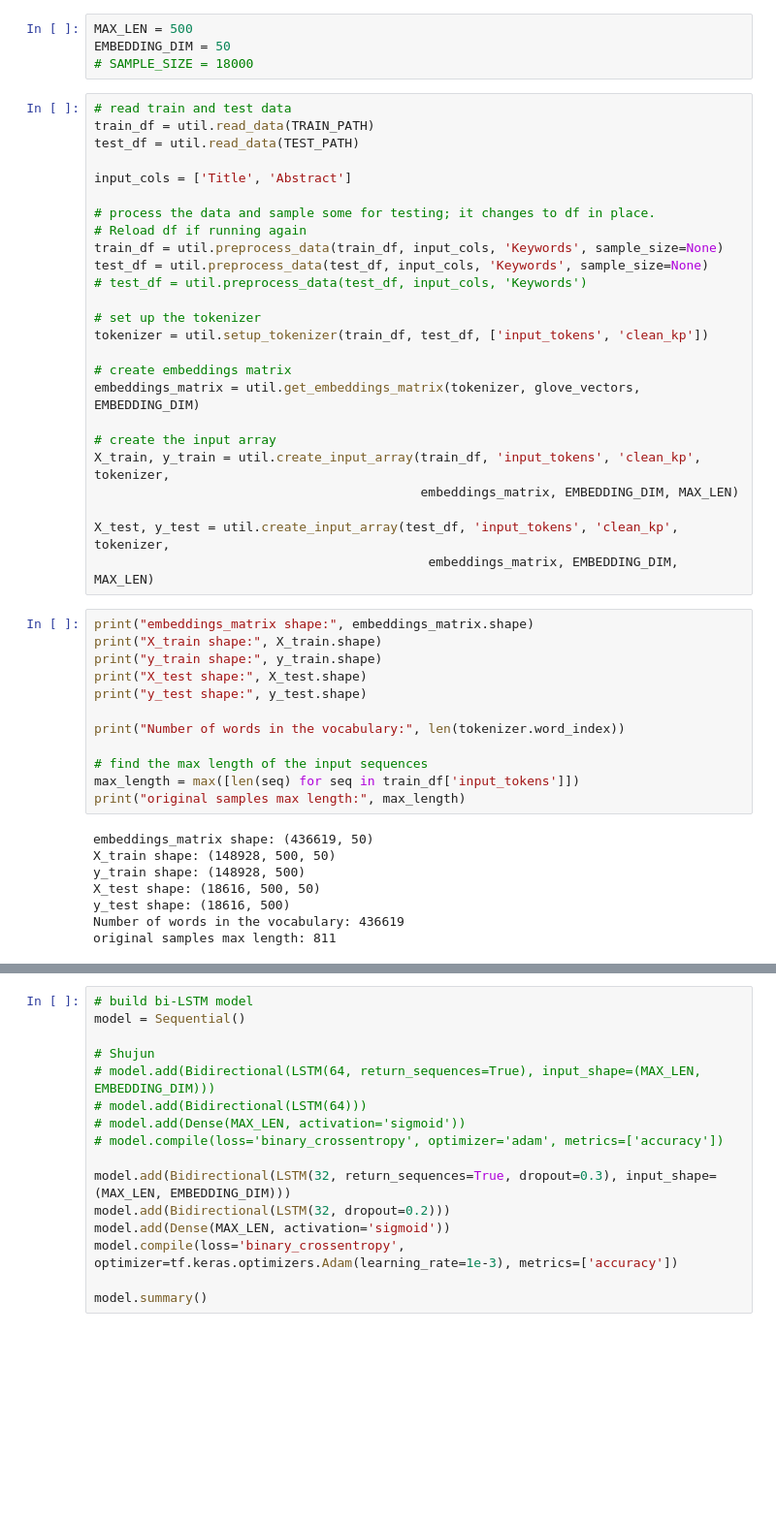
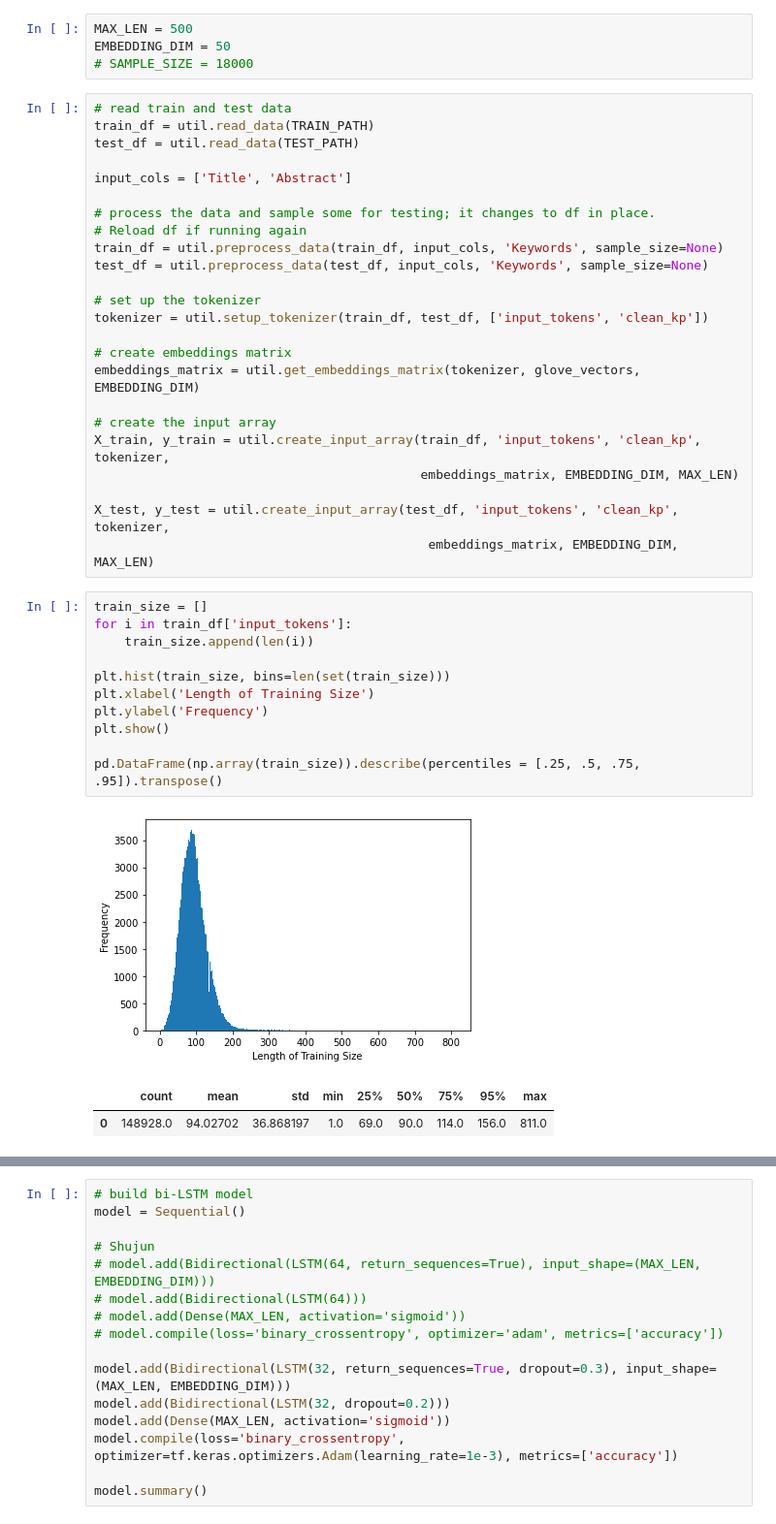
Before and after one commit to Juneechen/supervised_keyphrase_extraction, a Jupyter notebook: bi-LSTM.ipynb, the cells around one changed output, grey strips where cells are left out. Shown: that part at 97% size. Cells and saved outputs as stored; diff of their text form; blank space fills up the shorter version.

Commit message:
Added more graphs are thresholds

```diff
--- a/bi-LSTM.ipynb
+++ b/bi-LSTM.ipynb
@@ -44,7 +46,6 @@ input_cols = ['Title', 'Abstract']
 # Reload df if running again
 train_df = util.preprocess_data(train_df, input_cols, 'Keywords', sample_size=None)
 test_df = util.preprocess_data(test_df, input_cols, 'Keywords', sample_size=None)
-# test_df = util.preprocess_data(test_df, input_cols, 'Keywords')
 
 # set up the tokenizer
 tokenizer = util.setup_tokenizer(train_df, test_df, ['input_tokens', 'clean_kp'])
@@ -58,23 +59,18 @@ X_train, y_train = util.create_input_array(train_df, 'input_tokens', 'clean_kp',
 
 X_test, y_test = util.create_input_array(test_df, 'input_tokens', 'clean_kp', tokenizer,
                                             embeddings_matrix, EMBEDDING_DIM, MAX_LEN)
-# %%
-print("embeddings_matrix shape:", embeddings_matrix.shape)
-print("X_train shape:", X_train.shape)
-print("y_train shape:", y_train.shape)
-print("X_test shape:", X_test.shape)
-print("y_test shape:", y_test.shape)
-
-print("Number of words in the vocabulary:", len(tokenizer.word_index))
-
-# find the max length of the input sequences
-max_length = max([len(seq) for seq in train_df['input_tokens']])
-print("original samples max length:", max_length)
-# %% [output]
-embeddings_matrix shape: (436619, 50)
-X_train shape: (148928, 500, 50)
-y_train shape: (148928, 500)
-X_test shape: (18616, 500, 50)
-y_test shape: (18616, 500)
-Number of words in the vocabulary: 436619
-original samples max length: 811
+# %%
+train_size = []
+for i in train_df['input_tokens']:
+    train_size.append(len(i))
+
+plt.hist(train_size, bins=len(set(train_size)))
+plt.xlabel('Length of Training Size')
+plt.ylabel('Frequency')
+plt.show()
+
+pd.DataFrame(np.array(train_size)).describe(percentiles = [.25, .5, .75, .95]).transpose()
+# %% [output]
+[figure, added]
+|  | count | mean | std | min | 25% | 50% | 75% | 95% | max |
+| 0 | 148928.0 | 94.02702 | 36.868197 | 1.0 | 69.0 | 90.0 | 114.0 | 156.0 | 811.0 |
```
Also changed, not shown: parts of 11 cells of this notebook, 15 other files.
